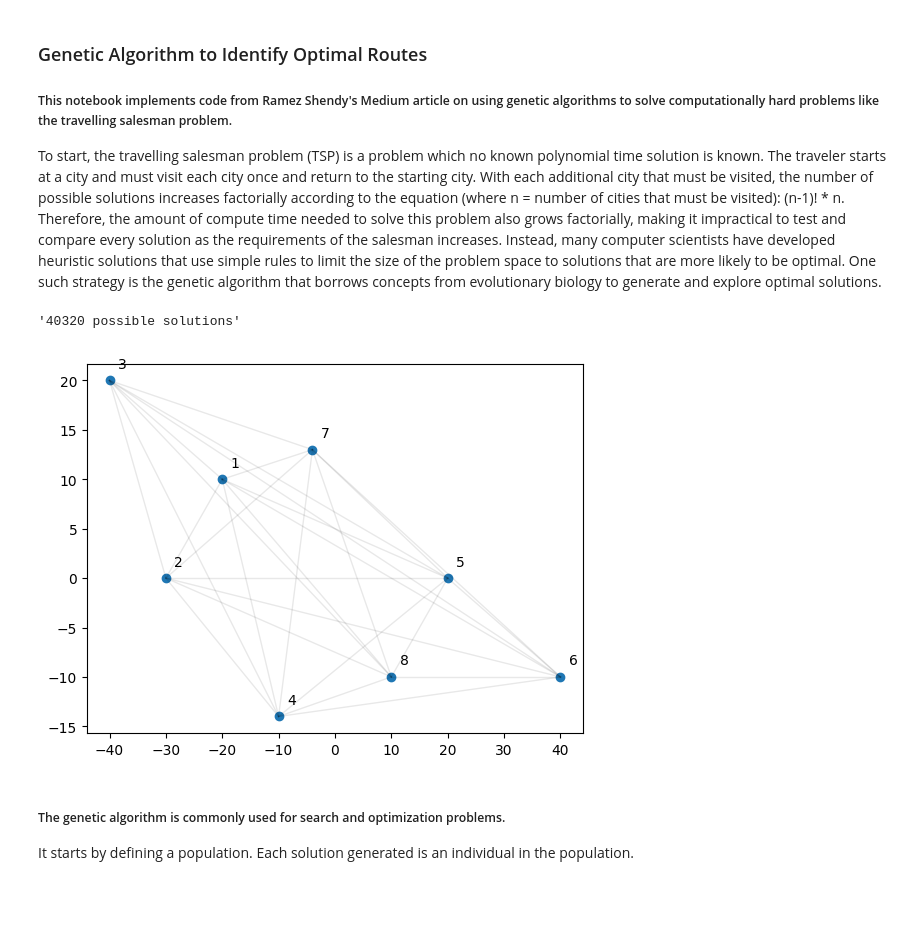
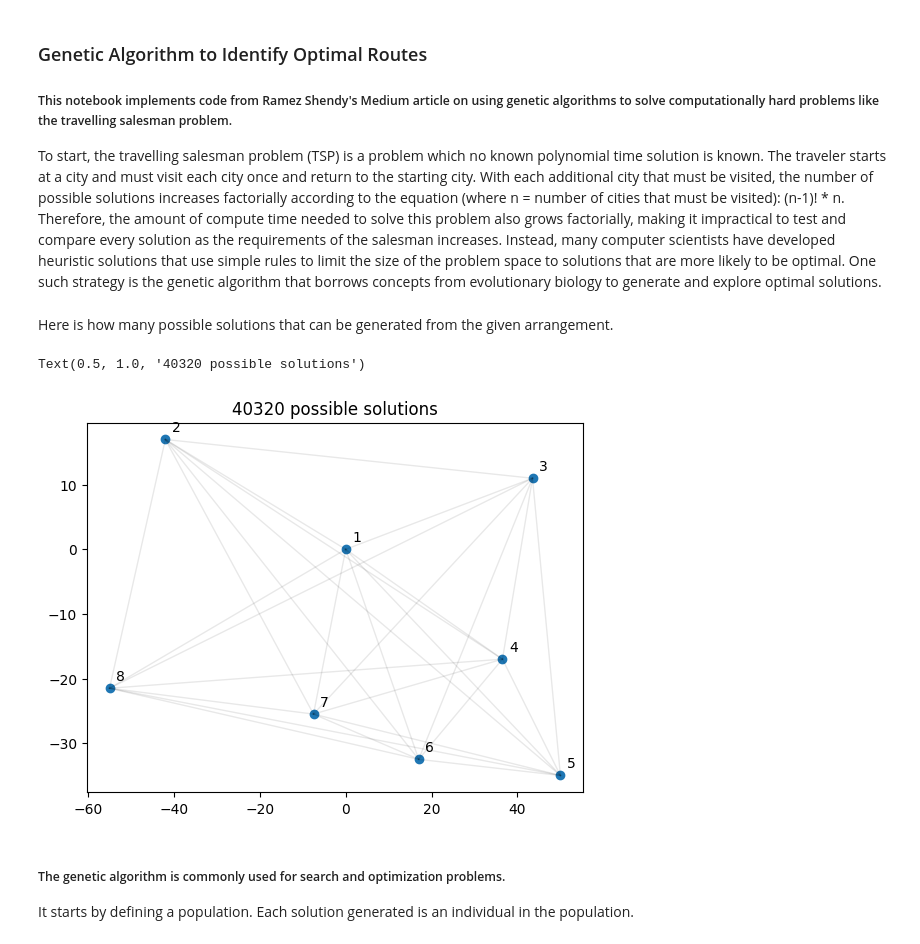
Before and after one commit to lcwat/tsp_solvers, a Jupyter notebook: notebooks/ga_tsp.ipynb, the cells around one changed output. Cells and saved outputs as stored; diff of their text form; code cells hidden in the pictures; blank space fills up the shorter version.

```diff
--- a/notebooks/ga_tsp.ipynb
+++ b/notebooks/ga_tsp.ipynb
@@ -14,31 +14,33 @@ import random
 
 # optional animation
 from matplotlib.animation import PillowWriter
+# %% [markdown]
+Here is how many possible solutions that can be generated from the given arrangement.
 # %%
 # grab the locations and store into pandas df
-locations_df = pd.read_csv("locations_nn_suboptimalv2.csv")
+locations_df = pd.read_csv("../arrangements/locations_nn_suboptimal.csv")
 
 locations_df
 
 # can calculate the number of permutations would have to search
-str(math.factorial(len(locations_df)-1) * len(locations_df)) + " possible solutions"
+combin = str(math.factorial(len(locations_df)-1) * len(locations_df)) + " possible solutions"
+# show plot
+fig, ax = plt.subplots()
+
+ax.plot(locations_df.x, locations_df.y, 'o')
+
+# draw all possible edge connections
+for i in range(len(locations_df.x)):
+    for j in range(i+1, len(locations_df.x)):
+        ax.plot([locations_df.x[i], locations_df.x[j]], [locations_df.y[i], locations_df.y[j]], 'k-', alpha=.09, linewidth = 1)
+
+for i, loc in enumerate(locations_df.location):
+    ax.annotate(str(loc), (locations_df.x[i] + 1.5, locations_df.y[i] + 1.25), fontsize = 10)
+
+plt.title(combin)
 # %% [output]
-'40320 possible solutions'
+Text(0.5, 1.0, '40320 possible solutions')
+[figure, added]
-# %%
-# show plot
-fig, ax = plt.subplots()
-
-ax.plot(locations_df.x, locations_df.y, 'o')
-
-# draw all possible edge connections
-for i in range(len(locations_df.x)):
-    for j in range(i+1, len(locations_df.x)):
-        ax.plot([locations_df.x[i], locations_df.x[j]], [locations_df.y[i], locations_df.y[j]], 'k-', alpha=.09, linewidth = 1)
-
-for i, loc in enumerate(locations_df.location):
-    ax.annotate(str(loc), (locations_df.x[i] + 1.5, locations_df.y[i] + 1.25), fontsize = 10)
-# %% [output]
-[figure, removed]
 # %% [markdown]
 ##### The genetic algorithm is commonly used for search and optimization problems.
 It starts by defining a population. Each solution generated is an individual in the population.
```
Also changed, not shown: parts of 12 cells of this notebook, 1 other file.
